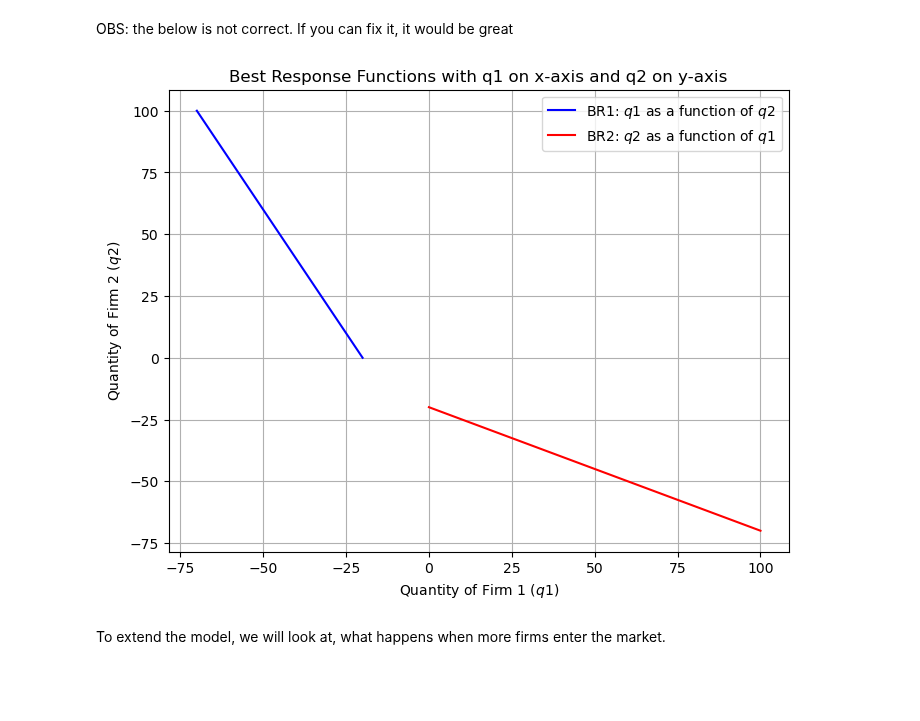
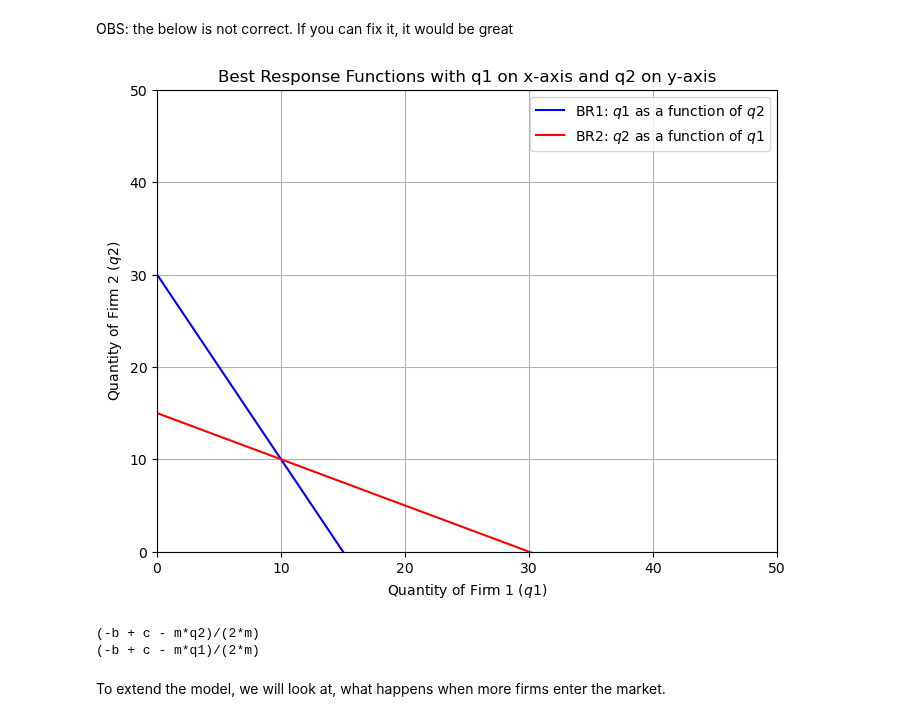
Before and after one commit to NumEconCopenhagen/projects-2024-anna-jiyun-kim-pedram, a Jupyter notebook: modelproject/new_testforCornout.ipynb, the cells around one changed output. Drawn from its saved outputs; the diff is of its cells as text; code cells hidden in the pictures; blank space fills up the shorter version.

```diff
--- a/modelproject/new_testforCornout.ipynb
+++ b/modelproject/new_testforCornout.ipynb
@@ -175,35 +175,44 @@ profit2 =  m*q2**2 + m*q1*q2 + b*q2 - c*q2
 objective1 = sm.diff(profit1, q1)
 objective2 = sm.diff(profit2, q2)
 
 # Solve for best response functions
 BR1 = sm.solve(objective1, q1)[0]
 BR2 = sm.solve(objective2, q2)[0]
 
 # Parameter values
-m_val, b_val, c_val = 1, 50, 10
+m_val, b_val, c_val = 2, 50, 110
 
 # Substitute parameter values into the best response functions
 BR1_func = sm.lambdify(q2, BR1.subs({m: m_val, b: b_val, c: c_val}))
 BR2_func = sm.lambdify(q1, BR2.subs({m: m_val, b: b_val, c: c_val}))
 
 # Generate a range of quantities for plotting
-q_range = np.linspace(0, 100, 400)
+q_range = np.linspace(0, 50, 100)
 
 # Calculate best responses over the range
 BR1_values = BR1_func(q_range)  # q1 as a function of q2
 BR2_values = BR2_func(q_range)  # q2 as a function of q1
 
 # Plotting
 plt.figure(figsize=(8, 6))
+
+# Plot BR1 within the range [0, 50]
 plt.plot(BR1_values, q_range, label='BR1: $q1$ as a function of $q2$', color='blue')  # BR1 as function of q2
 plt.plot(q_range, BR2_values, label='BR2: $q2$ as a function of $q1$', color='red')  # BR2 as function of q1
 plt.xlabel('Quantity of Firm 1 ($q1$)')
 plt.ylabel('Quantity of Firm 2 ($q2$)')
 plt.title('Best Response Functions with q1 on x-axis and q2 on y-axis')
 plt.legend()
 plt.grid(True)
+plt.xlim(0, 50)  # Set x-axis limits from 0 to 50
+plt.ylim(0, 50)  # Set y-axis limits from 0 to 50
 plt.show()
+
+print(BR1)
+print(BR2)
 # %% [output]
-[figure, old version]
+[figure, new version]
+(-b + c - m*q2)/(2*m)
+(-b + c - m*q1)/(2*m)
 # %% [markdown]
 To extend the model, we will look at, what happens when more firms enter the market.
```
Also changed, not shown: parts of 4 cells of this notebook.
